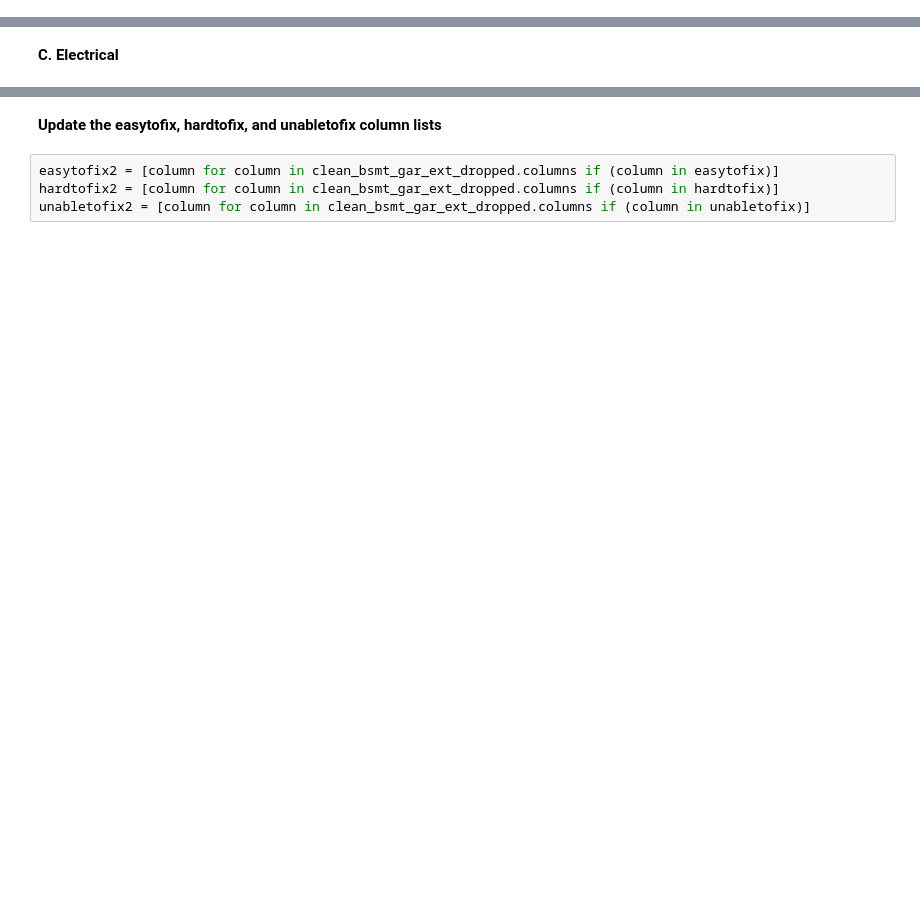
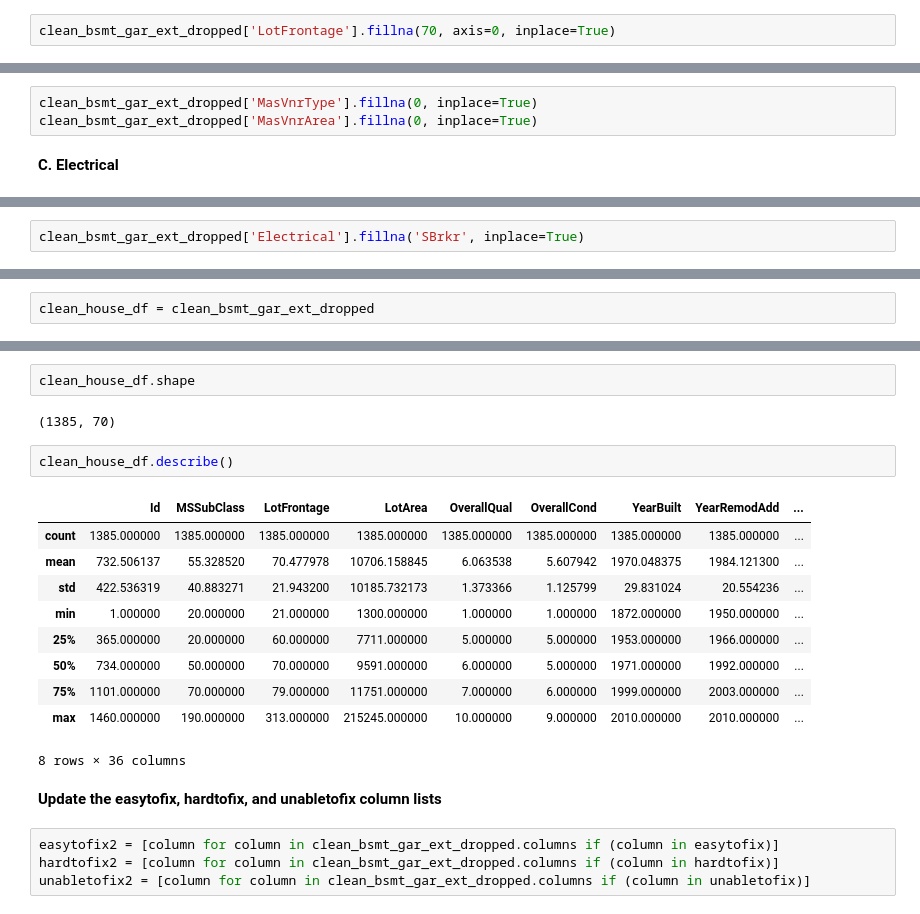
Before and after one commit to godsylla/Housing-Sales-Price-Predictions-Regression-, a Jupyter notebook: ipynb/Part01 - Ames Housing Data - Load, Inspect, Clean Data.ipynb, the cells around one changed output, grey strips where cells are left out. Saved outputs shown, nothing was run; the diff lists cells and outputs as text; blank space fills up the shorter version.

```diff
--- a/ipynb/Part01 - Ames Housing Data - Load, Inspect, Clean Data.ipynb
+++ b/ipynb/Part01 - Ames Housing Data - Load, Inspect, Clean Data.ipynb
@@ -1048,2 +1101,4 @@ In applying the Tukey Method, we will now eliminate the outliers to re-examine t
+# %%
+clean_bsmt_gar_ext_dropped['LotFrontage'].fillna(70, axis=0, inplace=True)
 # %% [markdown]
 **B. MasVnrType & MasVnrArea**
@@ -1050,2 +1144,5 @@ In applying the Tukey Method, we will now eliminate the outliers to re-examine t
+# %%
+clean_bsmt_gar_ext_dropped['MasVnrType'].fillna(0, inplace=True)
+clean_bsmt_gar_ext_dropped['MasVnrArea'].fillna(0, inplace=True)
 # %% [markdown]
 **C. Electrical**
@@ -1051,0 +1166,2 @@ In applying the Tukey Method, we will now eliminate the outliers to re-examine t
+# %%
+clean_bsmt_gar_ext_dropped['Electrical'].fillna('SBrkr', inplace=True)
@@ -1051,0 +1170,2 @@ In applying the Tukey Method, we will now eliminate the outliers to re-examine t
+# %%
+clean_house_df = clean_bsmt_gar_ext_dropped
@@ -1052,3 +1192,20 @@ In applying the Tukey Method, we will now eliminate the outliers to re-examine t
+# %%
+clean_house_df.shape
+# %% [output]
+(1385, 70)
+# %%
+clean_house_df.describe()
+# %% [output]
+|  | Id | MSSubClass | LotFrontage | LotArea | OverallQual | OverallCond | YearBuilt | YearRemodAdd | ... |
+| count | 1385.000000 | 1385.000000 | 1385.000000 | 1385.000000 | 1385.000000 | 1385.000000 | 1385.000000 | 1385.000000 | ... |
+| mean | 732.506137 | 55.328520 | 70.477978 | 10706.158845 | 6.063538 | 5.607942 | 1970.048375 | 1984.121300 | ... |
+| std | 422.536319 | 40.883271 | 21.943200 | 10185.732173 | 1.373366 | 1.125799 | 29.831024 | 20.554236 | ... |
+| min | 1.000000 | 20.000000 | 21.000000 | 1300.000000 | 1.000000 | 1.000000 | 1872.000000 | 1950.000000 | ... |
+| 25% | 365.000000 | 20.000000 | 60.000000 | 7711.000000 | 5.000000 | 5.000000 | 1953.000000 | 1966.000000 | ... |
+| 50% | 734.000000 | 50.000000 | 70.000000 | 9591.000000 | 6.000000 | 5.000000 | 1971.000000 | 1992.000000 | ... |
+| 75% | 1101.000000 | 70.000000 | 79.000000 | 11751.000000 | 7.000000 | 6.000000 | 1999.000000 | 2003.000000 | ... |
+| max | 1460.000000 | 190.000000 | 313.000000 | 215245.000000 | 10.000000 | 9.000000 | 2010.000000 | 2010.000000 | ... |
+8 rows × 36 columns
 # %% [markdown]
 **Update the easytofix, hardtofix, and unabletofix column lists**
 # %%
```
Also changed, not shown: parts of 20 cells of this notebook, 1 other file.
